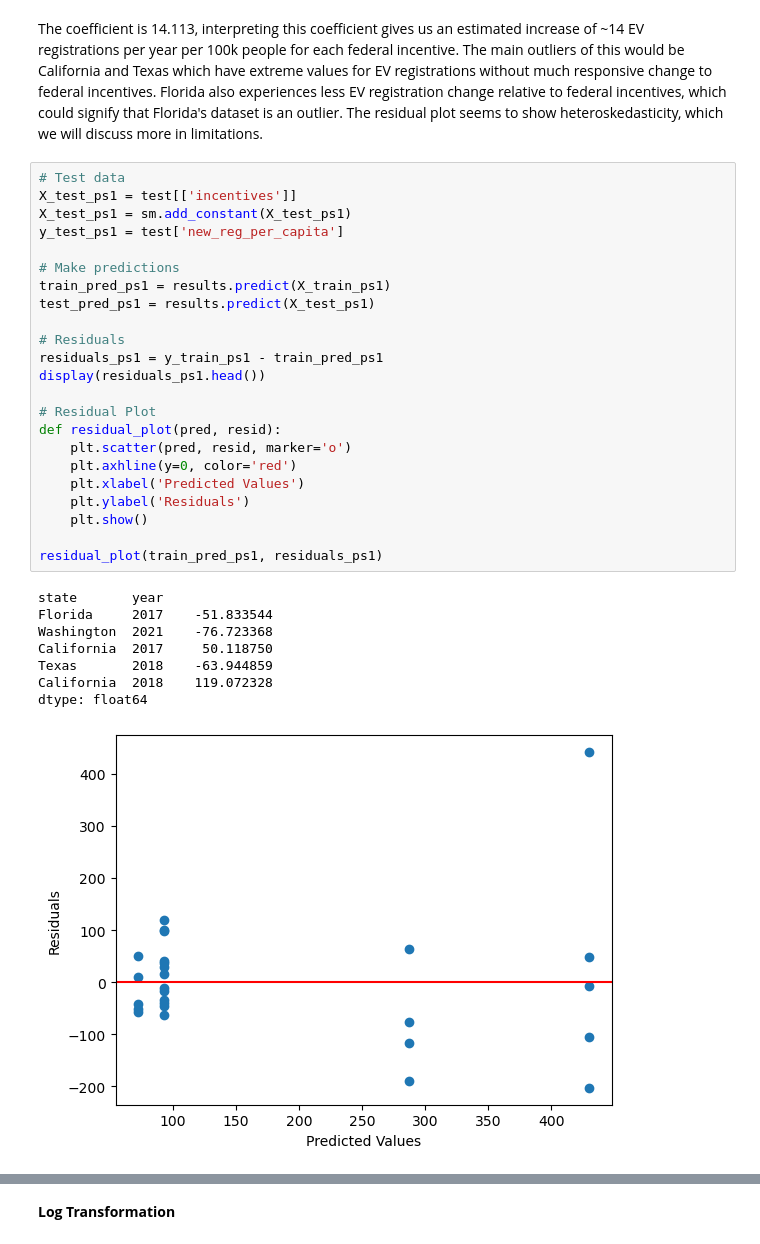
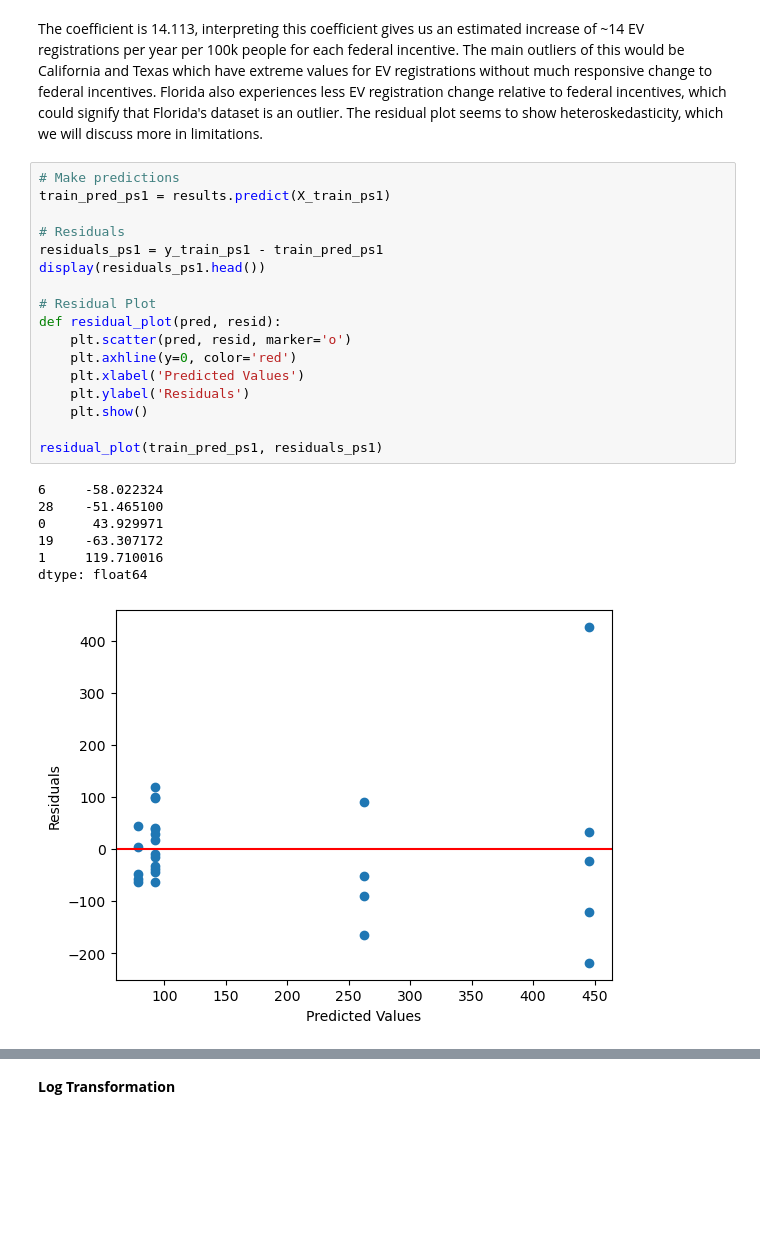
Before and after one commit to kyle-du/ev-research-proj, a Jupyter notebook: INFO2950_Phase 5_Deliverable.ipynb, the cells around one changed output, grey strips where cells are left out. Saved outputs shown, nothing was run; the diff lists cells and outputs as text; blank space fills up the shorter version.

```diff
--- a/INFO2950_Phase 5_Deliverable.ipynb
+++ b/INFO2950_Phase 5_Deliverable.ipynb
@@ -292,37 +292,30 @@ Notes:
 # %% [markdown]
 The coefficient is 14.113, interpreting this coefficient gives us an estimated increase of ~14 EV registrations per year per 100k people for each federal incentive. The main outliers of this would be California and Texas which have extreme values for EV registrations without much responsive change to federal incentives. Florida also experiences less EV registration change relative to federal incentives, which could signify that Florida's dataset is an outlier. The residual plot seems to show heteroskedasticity, which we will discuss more in limitations.
 # %%
-# Test data
-X_test_ps1 = test[['incentives']]
-X_test_ps1 = sm.add_constant(X_test_ps1)
-y_test_ps1 = test['new_reg_per_capita']
-
 # Make predictions
 train_pred_ps1 = results.predict(X_train_ps1)
-test_pred_ps1 = results.predict(X_test_ps1)
 
 # Residuals
 residuals_ps1 = y_train_ps1 - train_pred_ps1
 display(residuals_ps1.head())
 
 # Residual Plot
 def residual_plot(pred, resid):
     plt.scatter(pred, resid, marker='o')
     plt.axhline(y=0, color='red')
     plt.xlabel('Predicted Values')
     plt.ylabel('Residuals')
     plt.show()
 
 residual_plot(train_pred_ps1, residuals_ps1)
 # %% [output]
-state       year
-Florida     2017    -51.833544
-Washington  2021    -76.723368
-California  2017     50.118750
-Texas       2018    -63.944859
-California  2018    119.072328
+6     -58.022324
+28    -51.465100
+0      43.929971
+19    -63.307172
+1     119.710016
 dtype: float64
-[figure, old version]
+[figure, new version]
 # %%
 bootstrapped_states = list()
 for i in range(100):
```
Also changed, not shown: parts of 12 cells of this notebook.
